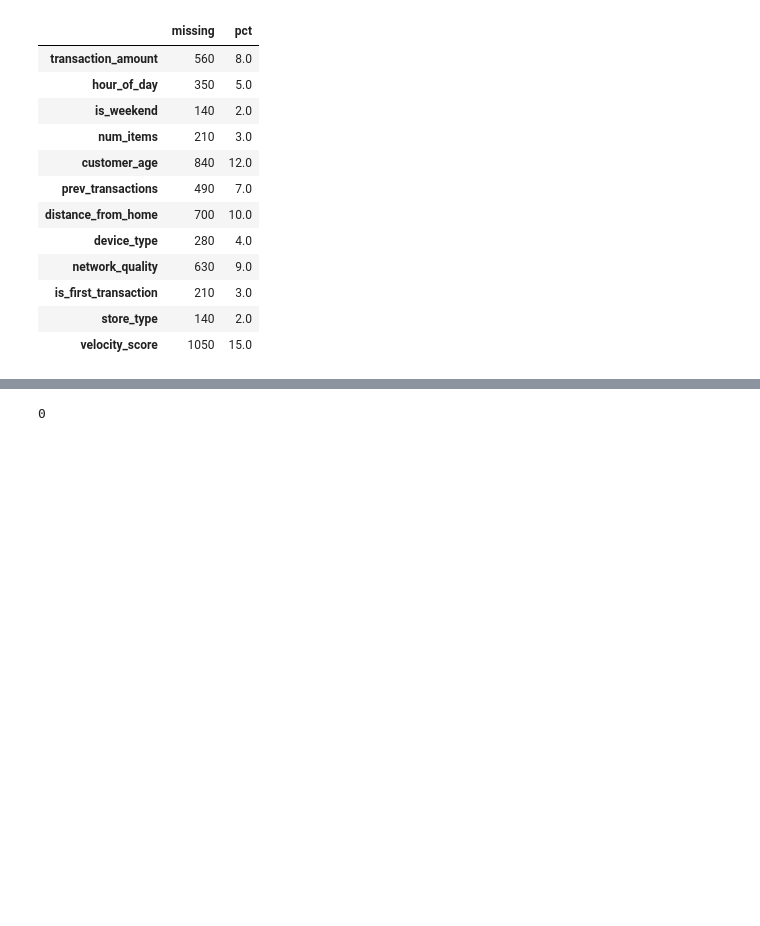
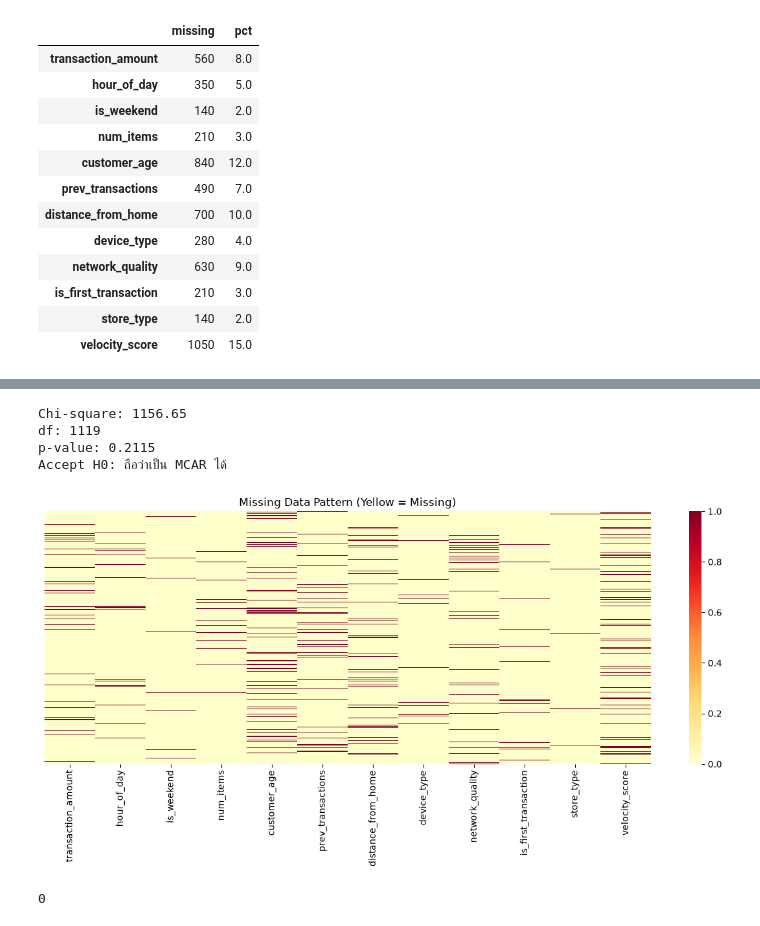
Before and after one commit to nnewtanachat/ML-Fraude, a Jupyter notebook: notebook/eda.ipynb, the cells around one changed output, grey strips where cells are left out. Drawn from its saved outputs; the diff is of its cells as text; code cells hidden in the pictures; blank space fills up the shorter version.

```diff
--- a/notebook/eda.ipynb
+++ b/notebook/eda.ipynb
@@ -79,3 +51,79 @@ plt.show()
+# %%
+import numpy as np
+import pandas as pd
+from scipy.stats import chi2
+
+def little_mcar_test(df: pd.DataFrame):
+    #p-value for little's test > 0.05 means data is MCAR
+    data = df.select_dtypes(include=[np.number]).copy()
+    n,p = data.shape
+    var_names = data.columns
+    global_mean = data.mean().values
+    cov = data.cov().values
+    data["_pattern"] = data.isnull().apply(
+        lambda row: "".join(["1" if v else "0" for v in row]), axis=1
+    )
+    chi_square = 0.0
+    df_count = 0
+    for pattern, group in data.groupby("_pattern"):
+        group = group.drop(columns="_pattern")
+        observed_cols = [i for i, ch in enumerate(pattern) if ch == "0"]
+
+        if len(observed_cols) == 0:
+            continue
+
+        n_group = len(group)
+        observed_data = group.iloc[:, observed_cols]
+
+        group_mean = observed_data.mean().values
+        sub_global_mean = global_mean[observed_cols]
+
+        sub_cov = cov[np.ix_(observed_cols, observed_cols)]
+
+        try:
+            sub_cov_inv = np.linalg.pinv(sub_cov)
+            diff = group_mean - sub_global_mean
+            chi_square += n_group * diff.dot(sub_cov_inv).dot(diff)
+            df_count += len(observed_cols)
+        except np.linalg.LinAlgError:
+            continue
+
+    degrees_of_freedom = df_count - p
+    if degrees_of_freedom <= 0:
+        degrees_of_freedom = 1
+
+    p_value = 1 - chi2.cdf(chi_square, degrees_of_freedom)
+
+    return {
+        "chi_square": chi_square,
+        "degrees_of_freedom": degrees_of_freedom,
+        "p_value": p_value,
+    }
+
+df = df.drop(columns=["id", "is_fraud"], errors="ignore")
+
+result = little_mcar_test(df)
+print(f"Chi-square: {result['chi_square']:.2f}")
+print(f"df: {result['degrees_of_freedom']}")
+print(f"p-value: {result['p_value']:.4f}")
+
+if result["p_value"] < 0.05:
+    print("Reject H0: ข้อมูลไม่ใช่ MCAR")
+else:
+    print("Accept H0: ถือว่าเป็น MCAR ได้")
+# %% [output]
+Chi-square: 1156.65
+df: 1119
+p-value: 0.2115
+Accept H0: ถือว่าเป็น MCAR ได้
+# %%
+plt.figure(figsize=(12, 6))
+sns.heatmap(df.isnull(), cbar=True, cmap="YlOrRd", yticklabels=False)
+plt.title("Missing Data Pattern (Yellow = Missing)")
+plt.tight_layout()
+plt.show()
+# %% [output]
+[figure, added]
 # %%
 age_concern = df[df["customer_age"] <= 17]
 print(len(age_concern))
```
Also changed, not shown: parts of 17 cells of this notebook.
